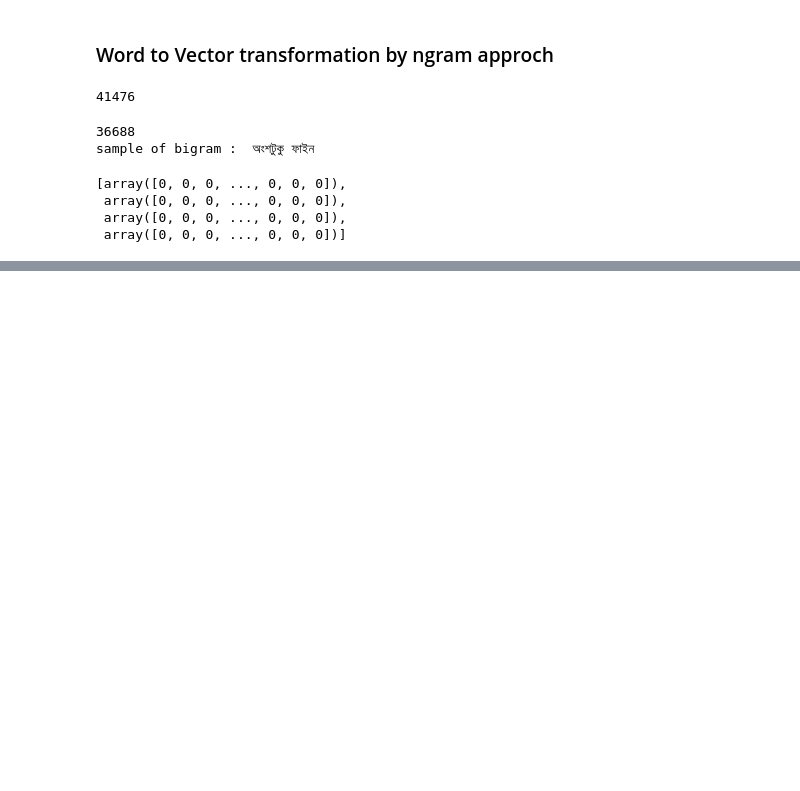
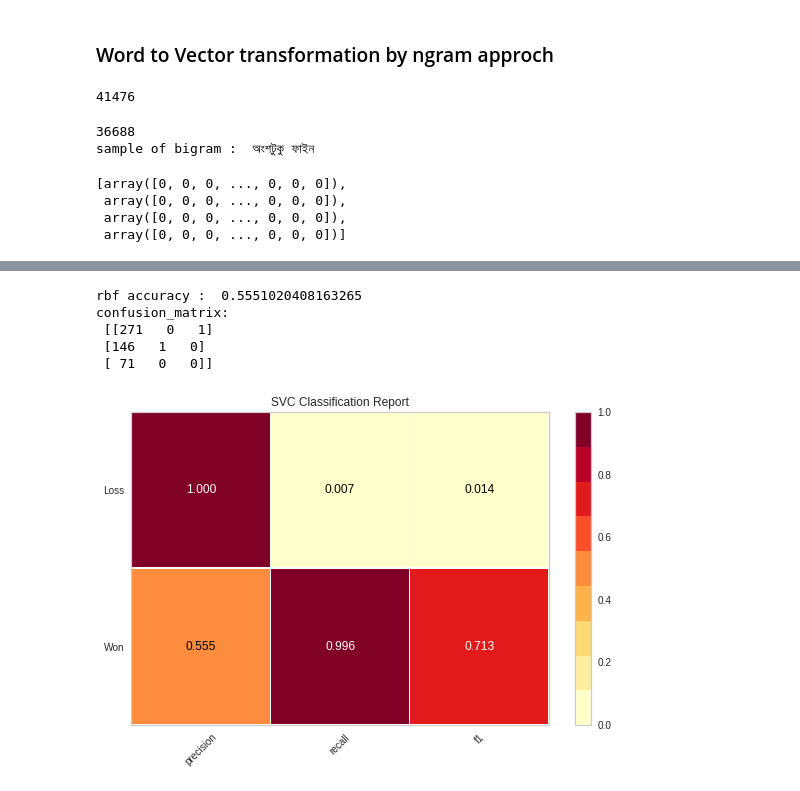
Before and after one commit to AkashBhuiyan/sentiment-analysis-bangla-language, a Jupyter notebook: Sentiment Analysis For Bangla Language.ipynb, the cells around one changed output, grey strips where cells are left out. Cells and saved outputs as stored; diff of their text form; code cells hidden in the pictures; blank space fills up the shorter version.

```diff
--- a/Sentiment Analysis For Bangla Language.ipynb
+++ b/Sentiment Analysis For Bangla Language.ipynb
@@ -195,0 +260,12 @@ dataForSVM[0:4]
+# %%
+poly_svc = SVC(kernel='poly', degree=3, C=C)
+poly_svc = poly_svc.fit(X_train, y_train)
+calculate_accuracy(kernel='rbf', model=poly_svc)
+report(model=poly_svc)
+# %% [output]
+rbf accuracy :  0.5551020408163265
+confusion_matrix:
+ [[271   0   1]
+ [146   1   0]
+ [ 71   0   0]]
+[figure, added]
```
Also changed, not shown: parts of 25 cells of this notebook, 1 other file.
